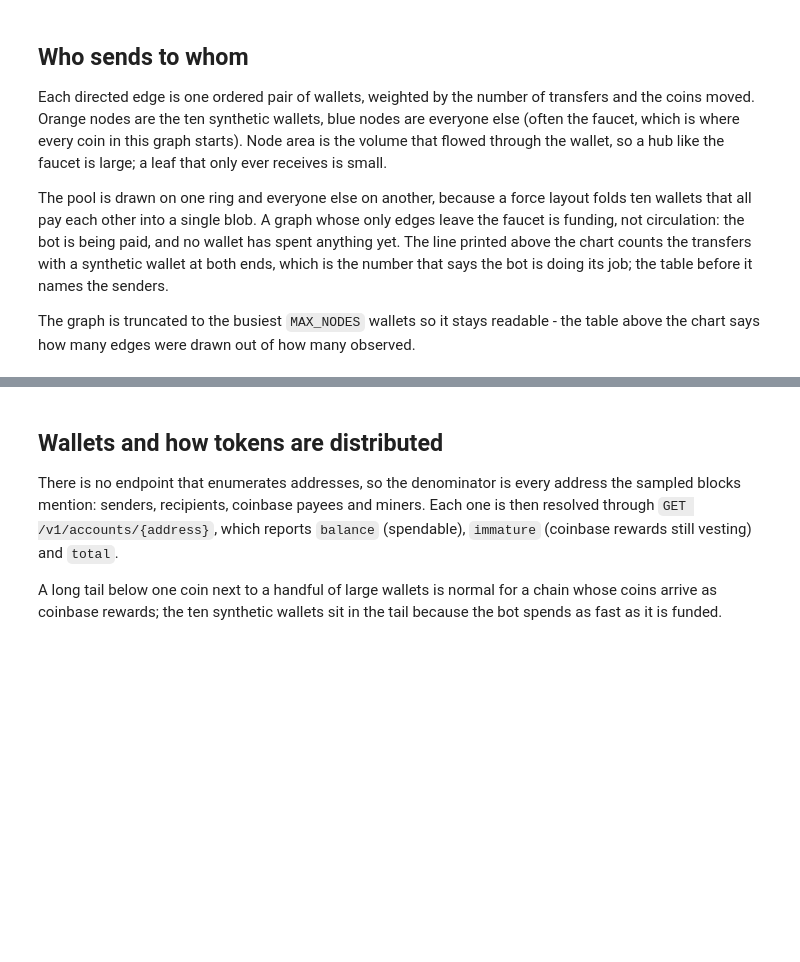
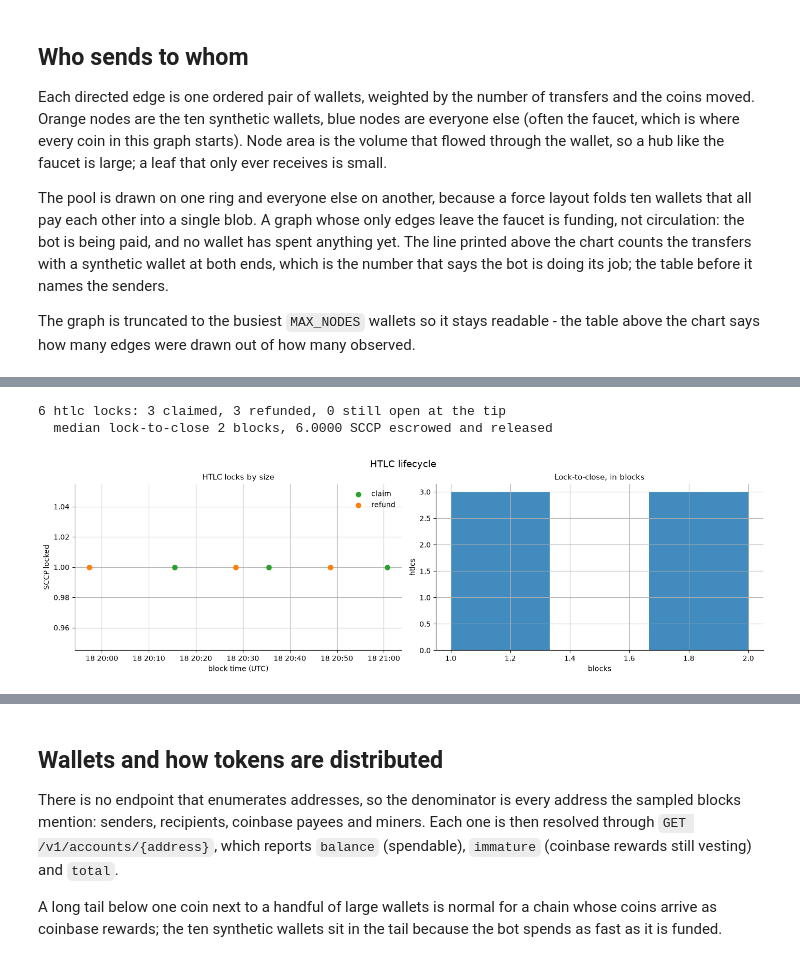
Before and after one commit to beefy/somecryptochessproject, a Jupyter notebook: analysis/testnet_stats.ipynb, the cells around one changed output, grey strips where cells are left out. Saved outputs shown, nothing was run; the diff lists cells and outputs as text; code cells hidden in the pictures; blank space fills up the shorter version.

```diff
--- a/analysis/testnet_stats.ipynb
+++ b/analysis/testnet_stats.ipynb
@@ -714,0 +762,76 @@ top_edges.round(4)
+# %%
+from sccp.chain.tx import htlc_id
+
+BRIDGE_TYPES = ("htlc_lock", "htlc_claim", "htlc_refund")
+bridge = txs[txs["type"].isin(BRIDGE_TYPES)].copy()
+bridge["htlc"] = [
+    htlc_id(row.sender, int(row.nonce))
+    if row.type == "htlc_lock"
+    else (row.payload or {}).get("htlc_id")
+    for row in bridge.itertuples(index=False)
+]
+
+locks = bridge[bridge["type"] == "htlc_lock"].copy()
+locks["coins"] = locks["amount"] / COIN
+# An omitted asset means native SCCP; the bot only locks native, but read it, not assume.
+locks["native"] = locks["payload"].map(lambda payload: payload.get("asset") in (None, ""))
+locks = locks.rename(
+    columns={"sender": "locker", "height": "lock_height", "time": "lock_time"}
+)
+LOCK_RECORDS = {row.htlc: (int(row.amount), bool(row.native)) for row in locks.itertuples(index=False)}
+
+closes = bridge[bridge["type"] != "htlc_lock"].copy()
+closes["status"] = closes["type"].str.removeprefix("htlc_")
+closes = closes.rename(
+    columns={"sender": "closer", "height": "close_height", "time": "close_time"}
+)
+life = locks.merge(
+    closes[["htlc", "closer", "close_height", "close_time", "status"]],
+    on="htlc",
+    how="left",
+)
+life["status"] = life["status"].fillna("open")
+life["blocks_open"] = life["close_height"] - life["lock_height"]
+closed = life[life["status"] != "open"]
+orphan_closes = int((~closes["htlc"].isin(life["htlc"])).sum())
+
+print(
+    f"{len(life):,} htlc locks: {int((life['status'] == 'claim').sum()):,} claimed, "
+    f"{int((life['status'] == 'refund').sum()):,} refunded, "
+    f"{int((life['status'] == 'open').sum()):,} still open at the tip"
+)
+if len(closed):
+    print(
+        f"  median lock-to-close {closed['blocks_open'].median():.0f} blocks, "
+        f"{closed['coins'].sum():.4f} SCCP escrowed and released"
+    )
+if orphan_closes:
+    print(f"  {orphan_closes:,} closes point at a lock before the sampled window")
+
+colours = {"claim": "C2", "refund": "C1", "open": "0.6"}
+fig, axes = plt.subplots(1, 2, figsize=(14, 4.2), constrained_layout=True)
+
+ax = axes[0]
+for state, group in life.groupby("status"):
+    ax.scatter(
+        group["lock_time"], group["coins"], s=45, color=colours.get(state, "C0"),
+        label=state, zorder=3,
+    )
+ax.set(title="HTLC locks by size", xlabel="block time (UTC)", ylabel="SCCP locked")
+ax.legend(frameon=False)
+
+ax = axes[1]
+if len(closed):
+    bins = max(1, min(20, int(closed["blocks_open"].max()) + 1))
+    ax.hist(closed["blocks_open"], bins=bins, color="C0", alpha=0.85)
+ax.set(title="Lock-to-close, in blocks", xlabel="blocks", ylabel="htlcs")
+fig.suptitle("HTLC lifecycle", fontsize=13)
+plt.show()
+
+life[
+    ["htlc", "locker", "coins", "lock_height", "closer", "close_height", "blocks_open", "status"]
+].sort_values("lock_height").tail(20)
+# %% [output]
+6 htlc locks: 3 claimed, 3 refunded, 0 still open at the tip
+  median lock-to-close 2 blocks, 6.0000 SCCP escrowed and released
+[figure, added]
```
Also changed, not shown: parts of 16 cells of this notebook, 2 other files.
